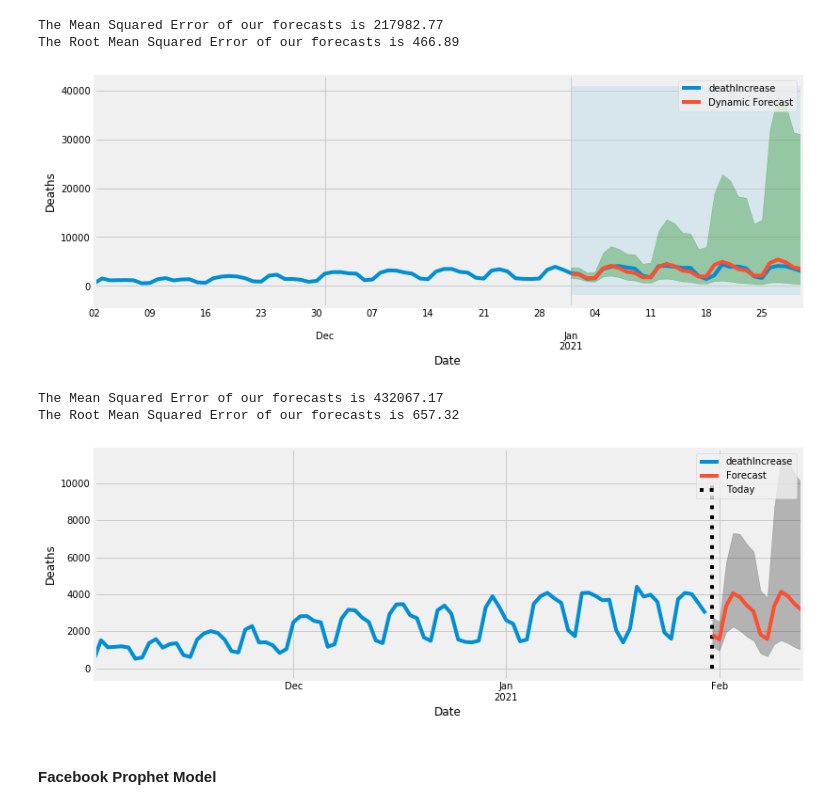
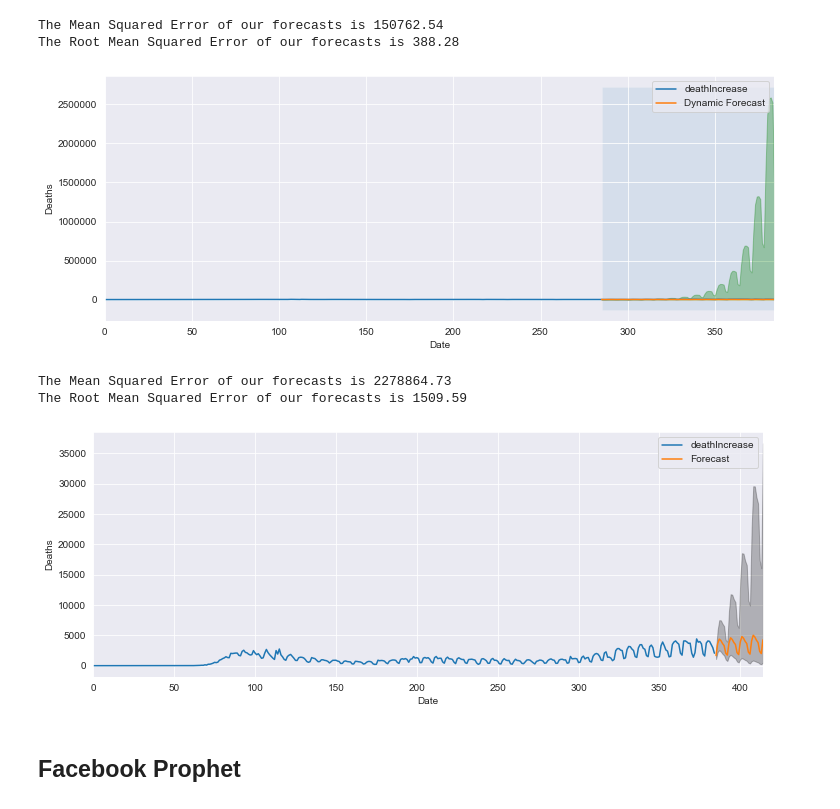
Before and after one commit to ghcn345/Coronavirus-Prediction, a Jupyter notebook: temp.ipynb, the cells around one changed output. Cells and saved outputs as stored; diff of their text form; code cells hidden in the pictures.

```diff
--- a/temp.ipynb
+++ b/temp.ipynb
@@ -309,0 +126,4 @@ ARIMA (1, 1, 1) x (1, 1, 2, 7)7 : AIC Calculated =5033.706429096788
+# %%
+# df['date'] = pd.to_datetime(df.date, format='%Y%m%d')
+# df.set_index('date', inplace=True)
+df['mortality'] = np.where(df.positiveIncrease==0, 0, df.deathIncrease/df.positiveIncrease)
@@ -309,0 +290,22 @@ ARIMA (1, 1, 1) x (1, 1, 2, 7)7 : AIC Calculated =5033.706429096788
+# %%
+# Plot real vs predicted values along with confidence interval
+
+plt.rcParams['figure.figsize'] = 12, 2
+
+# Plot observed values
+ax = deaths.plot(label='observed')
+
+# Plot predicted values
+np.exp(pred.predicted_mean).plot(ax=ax, label='Forecast', alpha=0.9)
+
+# Plot the range for confidence intervals
+ax.fill_between(pred_conf.index,
+                np.exp(pred_conf).iloc[:, 0],
+                np.exp(pred_conf).iloc[:, 1], color='g', alpha=0.5)
+
+# Set axes labels
+ax.set_xlabel('Date')
+ax.set_ylabel('Deaths')
+plt.legend()
+
+plt.show()
@@ -320,12 +445,13 @@ ans_df.loc[ans_df['aic'].idxmin()][0], ans_df.loc[ans_df['aic'].idxmin()][1]
 # %%
-ARIMA_MODEL = SARIMAX(endog=np.log(deaths),
+SARIMAX_MODEL = SARIMAX(endog=np.log(deaths),
                       order=ans_df.loc[ans_df['aic'].idxmin()][0],
                       seasonal_order=ans_df.loc[ans_df['aic'].idxmin()][1],
                       enforce_stationarity=False,
                       enforce_invertibility=False)
 
 # Fit the model and print results
-output = ARIMA_MODEL.fit()
+output = SARIMAX_MODEL.fit()
 
+print(output.summary().tables[0])
 print(output.summary().tables[1])
 # %% [output]
@@ -375,7 +510,7 @@ plt.show()
 # %%
 # Get the real and predicted values
 deaths_forecasted = np.exp(pred.predicted_mean)
-deaths_truth = deaths[-60:]
+deaths_truth = deaths[-100:]
 
 # Compute the mean square error
 mse = ((deaths_forecasted - deaths_truth.deathIncrease) ** 2).mean()
@@ -383,7 +518,7 @@ rmse = np.sqrt(mse)
 print('The Mean Squared Error of our forecasts is {}'.format(round(mse, 2)))
 print('The Root Mean Squared Error of our forecasts is {}'.format(round(rmse, 2)))
 # %% [output]
-The Mean Squared Error of our forecasts is 217982.77
-The Root Mean Squared Error of our forecasts is 466.89
+The Mean Squared Error of our forecasts is 150762.54
+The Root Mean Squared Error of our forecasts is 388.28
 # %%
 # Get dynamic predictions with confidence intervals as above
@@ -399,48 +534,48 @@ ax.fill_between(pred_dynamic_conf.index,
                 np.exp(pred_dynamic_conf.iloc[:, 0]),
                 np.exp(pred_dynamic_conf.iloc[:, 1]), color='g', alpha=.3)
 
-ax.fill_betweenx(ax.get_ylim(), deaths.index[-30], deaths_forecasted.index[-1], alpha=.1, zorder=-1)
+ax.fill_betweenx(ax.get_ylim(), deaths.index[-100], deaths_forecasted.index[-1], alpha=.1, zorder=-1)
 
 ax.set_xlabel('Date')
 ax.set_ylabel('Deaths')
-ax.set_xlim(left=deaths.index[-90], right=deaths.index[-1])
+# ax.set_xlim(left=deaths.index[-90], right=deaths.index[-1])
 
 plt.legend()
 plt.show()
 # %% [output]
-[figure, old version]
+[figure, new version]
 # %%
 # Extract the predicted and true values of our time series
 deaths_forecasted = np.exp(pred_dynamic.predicted_mean)
 
 # Compute the mean square error
-mse = ((deaths_forecasted - deaths.deathIncrease[-30:]) ** 2).mean()
+mse = ((deaths_forecasted - deaths.deathIncrease[-100:]) ** 2).mean()
 rmse = np.sqrt(mse)
 print('The Mean Squared Error of our forecasts is {}'.format(round(mse, 2)))
 print('The Root Mean Squared Error of our forecasts is {}'.format(round(rmse, 2)))
 # %% [output]
-The Mean Squared Error of our forecasts is 432067.17
-The Root Mean Squared Error of our forecasts is 657.32
+The Mean Squared Error of our forecasts is 2278864.73
+The Root Mean Squared Error of our forecasts is 1509.59
 # %%
-# Get forecast 14 days ahead in future
-prediction = output.get_forecast(steps=14)
+# Get forecast 30 days ahead in future
+prediction = output.get_forecast(steps=30)
 
 # Get confidence intervals of forecasts
 pred_conf = prediction.conf_int(alpha=.1)
 # %%
 # Plot future predictions with confidence intervals
 ax = deaths.plot(label='observed', figsize=(12, 4.5))
 np.exp(prediction.predicted_mean).plot(ax=ax, label='Forecast')
 ax.fill_between(pred_conf.index,
                 np.exp(pred_conf.iloc[:, 0]),
                 np.exp(pred_conf.iloc[:, 1]), color='k', alpha=0.25)
 ax.set_xlabel('Date')
 ax.set_ylabel('Deaths')
-ax.set_xlim(left=deaths.index[-90], right=deaths.index[-1]+pd.DateOffset(14))
-plt.vlines(x=deaths.index[-1]+pd.DateOffset(1), ymin=0, ymax=10000, linestyles='dotted', label='Today')
+# ax.set_xlim(left=deaths.index[-90], right=deaths.index[-1]+pd.DateOffset(14))
+# plt.vlines(x=deaths.index[-1]+pd.DateOffset(1), ymin=0, ymax=10000, linestyles='dotted', label='Today')
 plt.legend()
 plt.show()
 # %% [output]
-[figure, old version]
+[figure, new version]
 # %% [markdown]
-#### Facebook Prophet Model
+## Facebook Prophet
```
Also changed, not shown: parts of 105 cells of this notebook, 1 other file.
